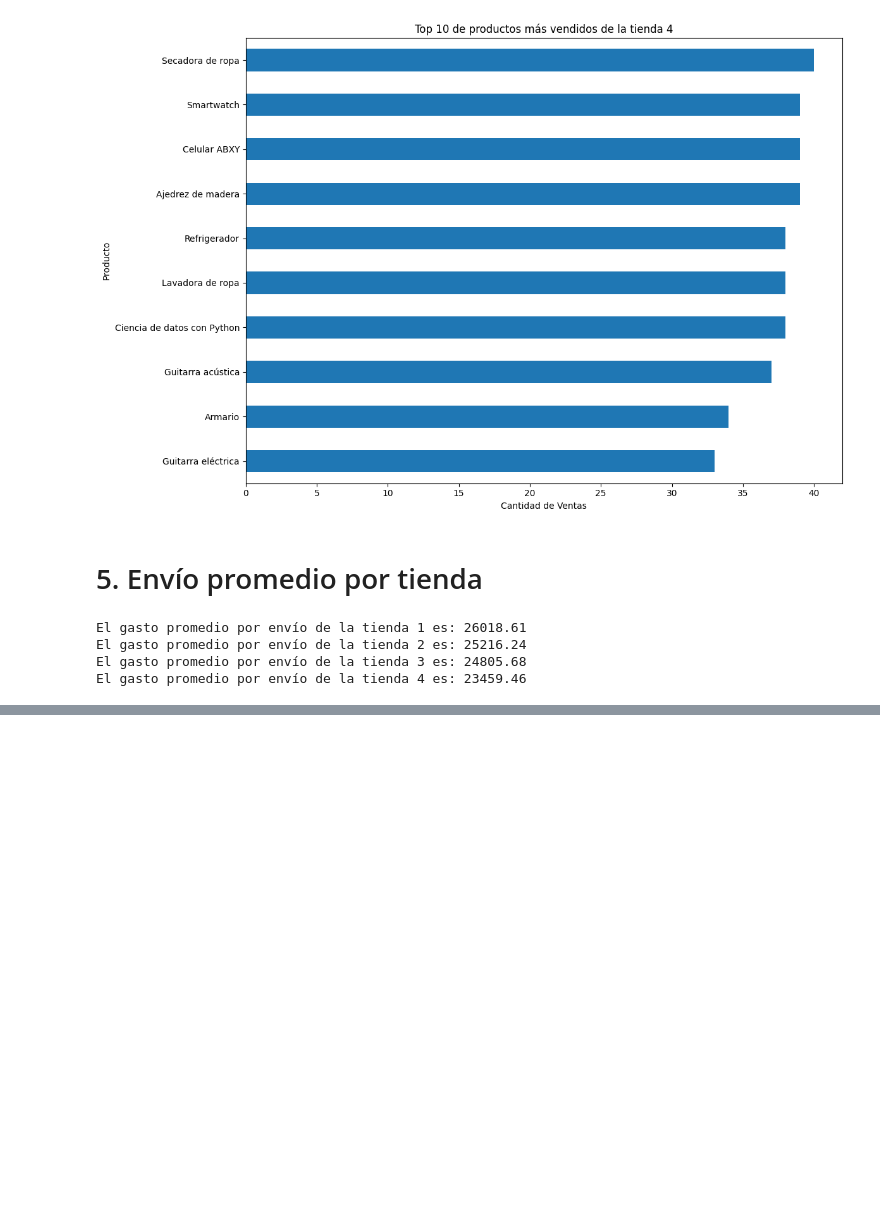
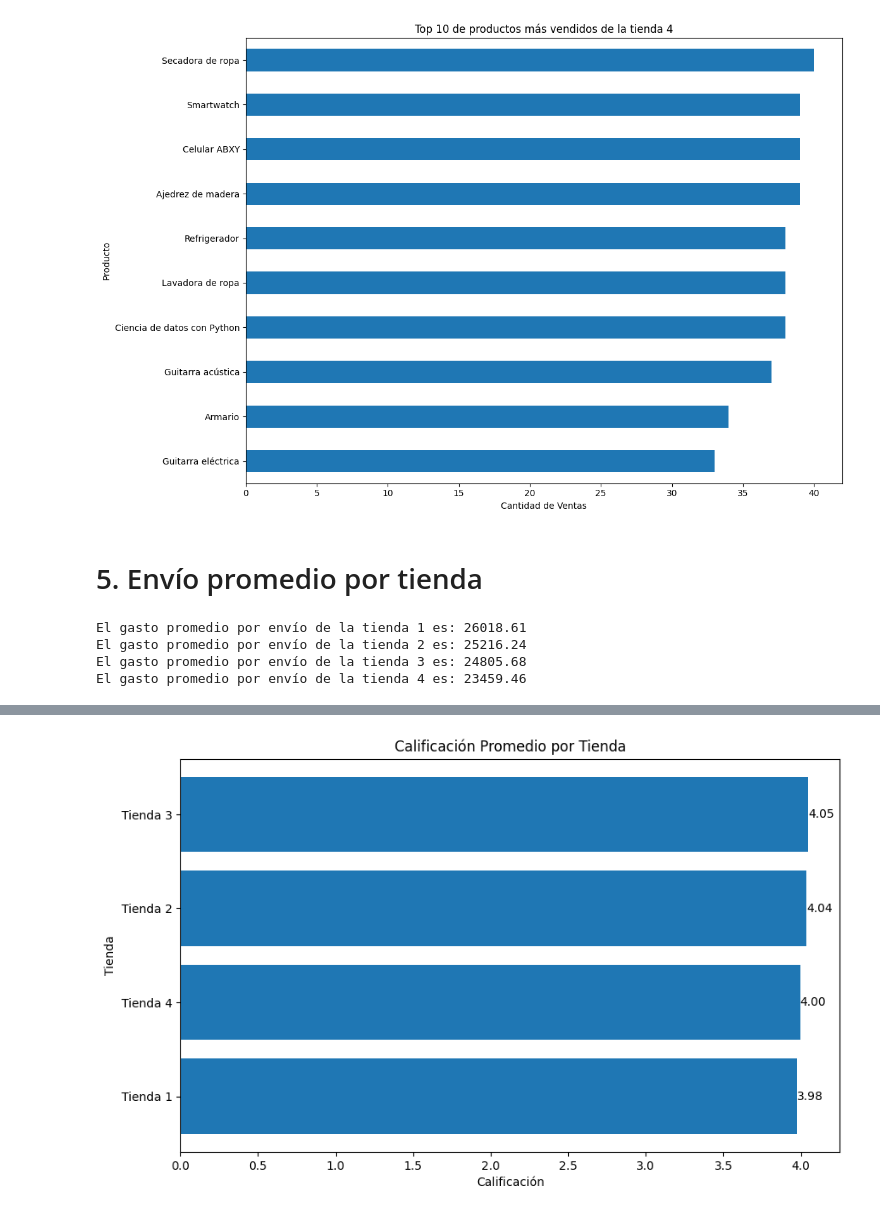
Before and after one commit to AlexHades/challenge-alura-store, a Jupyter notebook: AluraStoreLatam.ipynb, the cells around one changed output, grey strips where cells are left out. Cells and saved outputs as stored; diff of their text form; code cells hidden in the pictures; blank space fills up the shorter version.

```diff
--- a/AluraStoreLatam.ipynb
+++ b/AluraStoreLatam.ipynb
@@ -89,6 +94,11 @@ Calificación promedio de la tienda 1: 3.98
 Calificación promedio de la tienda 2: 4.04
 Calificación promedio de la tienda 3: 4.05
 Calificación promedio de la tienda 4: 4.0
+# %%
+df_calificacion_prom = pd.DataFrame({
+    "Tienda": ["Tienda 1", "Tienda 2", "Tienda 3", "Tienda 4"],
+    "Calificación": [calificacion_promedio1, calificacion_promedio2, calificacion_promedio3, calificacion_promedio4]
+})
 # %% [markdown]
 # 4. Productos más y menos vendidos
 # %%
@@ -137,0 +173,21 @@ El gasto promedio por envío de la tienda 4 es: 23459.46
+# %%
+# Gráfico de Calificación por tienda
+df_calificacion_prom = df_calificacion_prom.sort_values(by="Calificación", ascending=True)
+plt.figure(figsize=(10,6))
+bars = plt.barh(df_calificacion_prom["Tienda"], df_calificacion_prom["Calificación"])
+plt.xlabel("Calificación")
+plt.ylabel("Tienda")
+plt.title("Calificación Promedio por Tienda")
+
+for bar in bars:
+    valor = bar.get_width()
+    plt.text(
+        valor,
+        bar.get_y() + bar.get_height()/2,
+        f"{valor:.2f}",
+        va='center', ha='left'
+    )
+
+plt.show()
+# %% [output]
+[figure, added]
```
Also changed, not shown: parts of 7 cells of this notebook.
